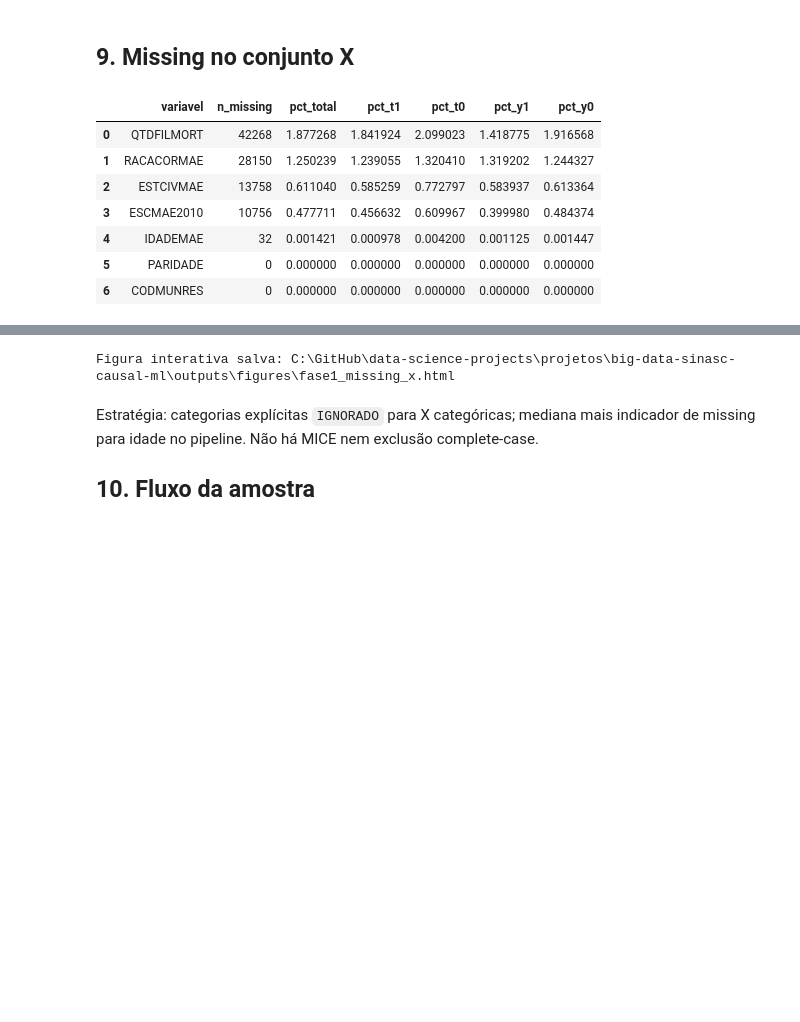
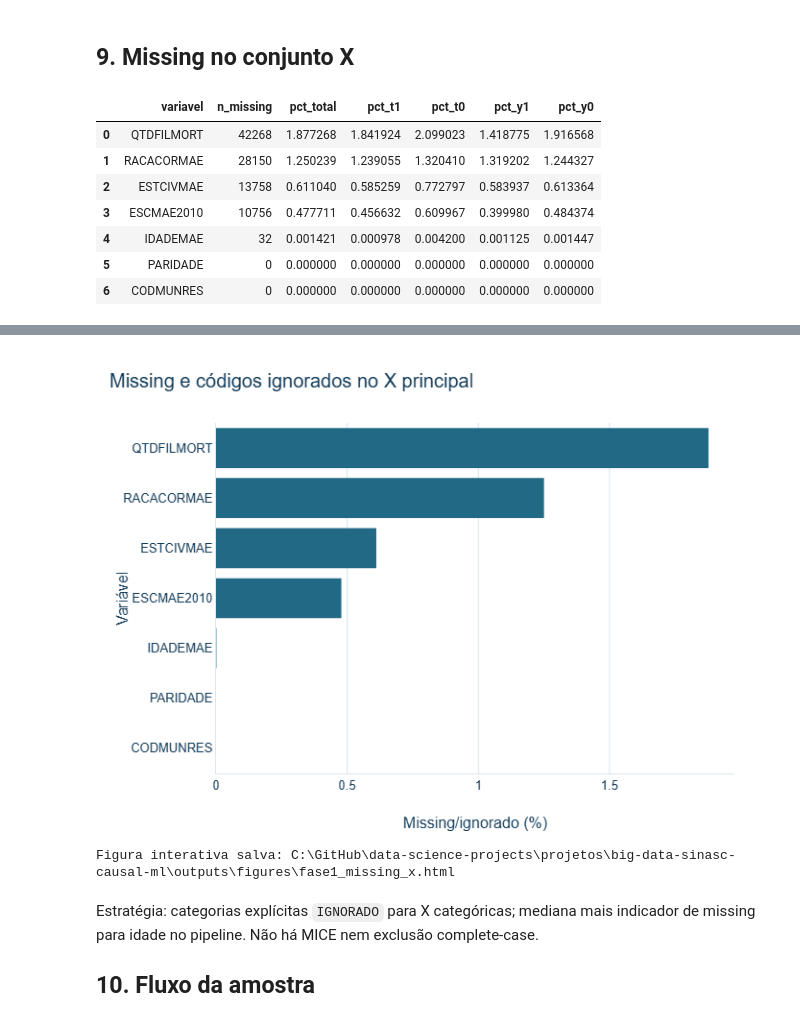
Before and after one commit to ariel-velardo/data-science-projects, a Jupyter notebook: projetos/big-data-sinasc-causal-ml/notebooks/02_amostra_desenho_e_overlap.ipynb, the cells around one changed output, grey strips where cells are left out. Saved outputs shown, nothing was run; the diff lists cells and outputs as text; code cells hidden in the pictures; blank space fills up the shorter version.

```diff
--- a/projetos/big-data-sinasc-causal-ml/notebooks/02_amostra_desenho_e_overlap.ipynb
+++ b/projetos/big-data-sinasc-causal-ml/notebooks/02_amostra_desenho_e_overlap.ipynb
@@ -35,7 +35,7 @@ from src.executa_fase1 import executar_fase1
 from src.visualizacao_ipt import CORES_IPT, aplicar_tema_ipt, configurar_plotly
 
 configurar_plotly()
-pio.renderers.default = "notebook_connected"
+pio.renderers.default = "png"
 # Recalcular com: python -m src.executa_fase1 (na .venv deste projeto).
 # As tabelas abaixo leem os resultados integrais persistidos dessa execução.
 amostra = json.loads((raiz / "outputs/diagnostics/fase1_amostra.json").read_text(encoding="utf-8"))
@@ -47,7 +47,9 @@ print("Efeito causal estimado: NÃO")
 def salvar_figura(figura, nome, largura=1100, altura=650):
     caminho = (raiz / "outputs" / "figures" / nome).with_suffix(".html")
     figura.update_layout(width=largura, height=altura)
+    figura.update_yaxes(automargin=True)
     figura.write_html(caminho, include_plotlyjs="cdn")
+    figura.write_image(caminho.with_suffix('.png'))
     print("Figura interativa salva:", caminho)
 # %% [output]
 Raiz: C:\GitHub\data-science-projects\projetos\big-data-sinasc-causal-ml
@@ -163,6 +165,7 @@ fig_m = px.bar(
 )
 fig_m.update_traces(marker_color=CORES_IPT["AZUL_MEDIO"])
 aplicar_tema_ipt(fig_m, "Missing e códigos ignorados no X principal")
+fig_m.update_yaxes(automargin=True)
 fig_m.show()
 salvar_figura(fig_m, "fase1_missing_x.png")
 # %% [output]
@@ -178,3 +180,4 @@ salvar_figura(fig_m, "fase1_missing_x.png")
+[figure, added]
 Figura interativa salva: C:\GitHub\data-science-projects\projetos\big-data-sinasc-causal-ml\outputs\figures\fase1_missing_x.html
 # %% [markdown]
 Estratégia: categorias explícitas `IGNORADO` para X categóricas; mediana mais indicador de missing para idade no pipeline. Não há MICE nem exclusão complete-case.
```
Also changed, not shown: parts of 8 cells of this notebook, 18 other files.
